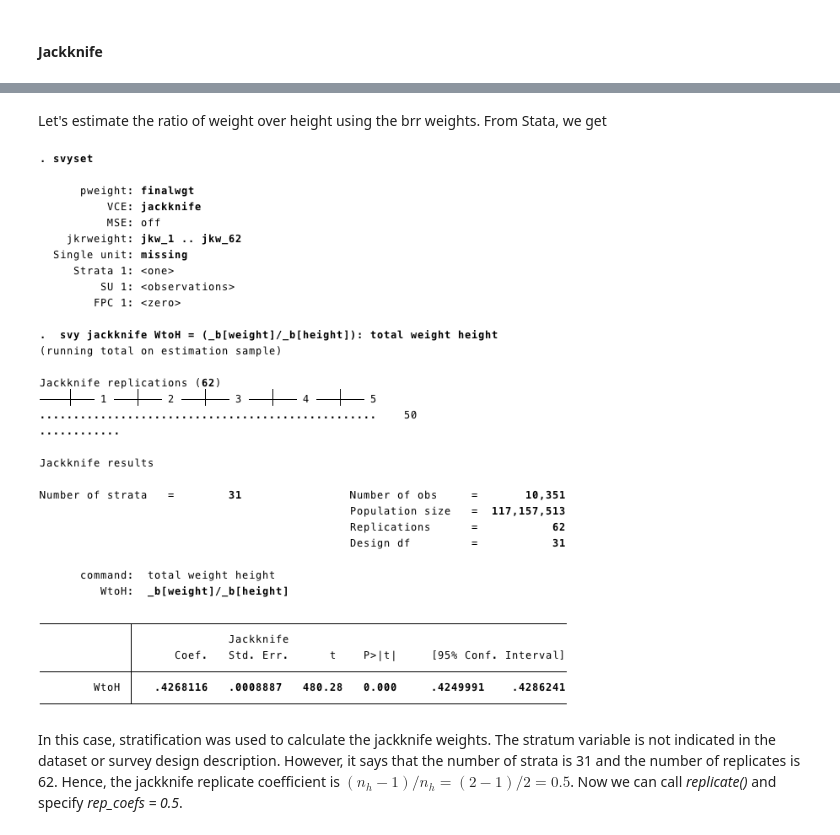
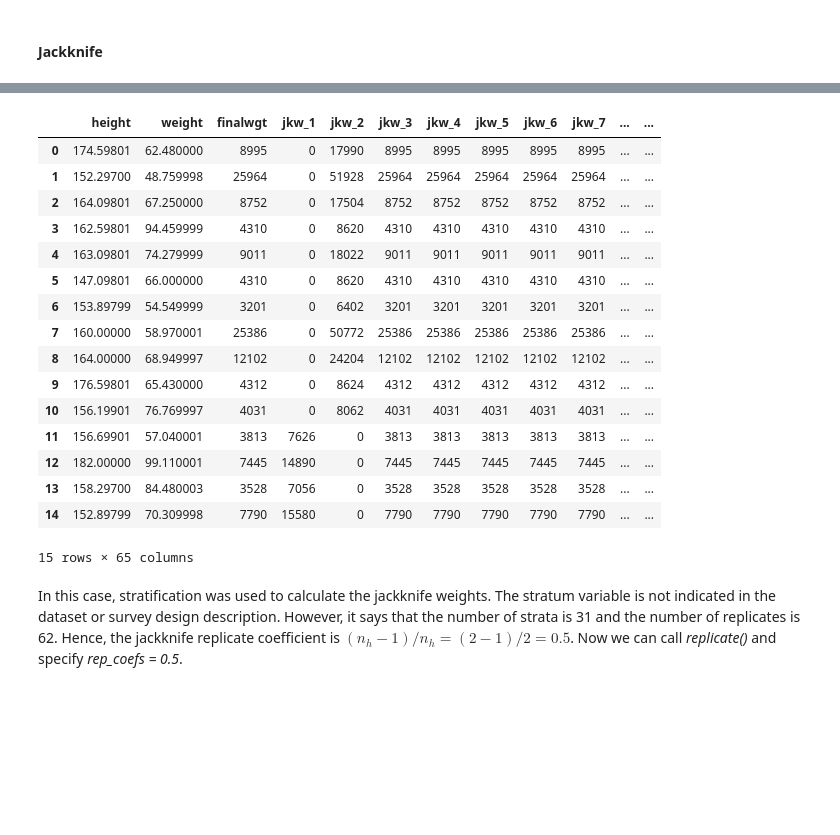
Before and after one commit to samplics-org/samplics, a Jupyter notebook: docs/source/tutorial/estimation.ipynb, the cells around one changed output, grey strips where cells are left out. Saved outputs shown, nothing was run; the diff lists cells and outputs as text; code cells hidden in the pictures; blank space fills up the shorter version.

```diff
--- a/docs/source/tutorial/estimation.ipynb
+++ b/docs/source/tutorial/estimation.ipynb
@@ -213,10 +214,28 @@ nhanes2jknife.describe()
-# %% [markdown]
-
-Let's estimate the ratio of weight over height using the brr weights. From Stata, we get
-# %%
-Image(filename="ratio_weight_height_jknife.png")
-# %% [output]
-[figure, removed]
+# %%
+# Load NMIHS sample data
+nhanes2jk_cls = Nhanes2jk()
+nhanes2jk_cls.load_data()
+nhanes2jk = nhanes2jk_cls.data
+
+nhanes2jk.head(15)
+# %% [output]
+|  | height | weight | finalwgt | jkw_1 | jkw_2 | jkw_3 | jkw_4 | jkw_5 | jkw_6 | jkw_7 | ... | ... |
+| 0 | 174.59801 | 62.480000 | 8995 | 0 | 17990 | 8995 | 8995 | 8995 | 8995 | 8995 | ... | ... |
+| 1 | 152.29700 | 48.759998 | 25964 | 0 | 51928 | 25964 | 25964 | 25964 | 25964 | 25964 | ... | ... |
+| 2 | 164.09801 | 67.250000 | 8752 | 0 | 17504 | 8752 | 8752 | 8752 | 8752 | 8752 | ... | ... |
+| 3 | 162.59801 | 94.459999 | 4310 | 0 | 8620 | 4310 | 4310 | 4310 | 4310 | 4310 | ... | ... |
+| 4 | 163.09801 | 74.279999 | 9011 | 0 | 18022 | 9011 | 9011 | 9011 | 9011 | 9011 | ... | ... |
+| 5 | 147.09801 | 66.000000 | 4310 | 0 | 8620 | 4310 | 4310 | 4310 | 4310 | 4310 | ... | ... |
+| 6 | 153.89799 | 54.549999 | 3201 | 0 | 6402 | 3201 | 3201 | 3201 | 3201 | 3201 | ... | ... |
+| 7 | 160.00000 | 58.970001 | 25386 | 0 | 50772 | 25386 | 25386 | 25386 | 25386 | 25386 | ... | ... |
+| 8 | 164.00000 | 68.949997 | 12102 | 0 | 24204 | 12102 | 12102 | 12102 | 12102 | 12102 | ... | ... |
+| 9 | 176.59801 | 65.430000 | 4312 | 0 | 8624 | 4312 | 4312 | 4312 | 4312 | 4312 | ... | ... |
+| 10 | 156.19901 | 76.769997 | 4031 | 0 | 8062 | 4031 | 4031 | 4031 | 4031 | 4031 | ... | ... |
+| 11 | 156.69901 | 57.040001 | 3813 | 7626 | 0 | 3813 | 3813 | 3813 | 3813 | 3813 | ... | ... |
+| 12 | 182.00000 | 99.110001 | 7445 | 14890 | 0 | 7445 | 7445 | 7445 | 7445 | 7445 | ... | ... |
+| 13 | 158.29700 | 84.480003 | 3528 | 7056 | 0 | 3528 | 3528 | 3528 | 3528 | 3528 | ... | ... |
+| 14 | 152.89799 | 70.309998 | 7790 | 15580 | 0 | 7790 | 7790 | 7790 | 7790 | 7790 | ... | ... |
+15 rows × 65 columns
 # %% [markdown]
 In this case, stratification was used to calculate the jackknife weights. The stratum variable is not indicated in the dataset or survey design description. However, it says that the number of strata is 31 and the number of replicates is 62. Hence, the jackknife replicate coefficient is $(n_h - 1) / n_h = (2-1) / 2 = 0.5$. Now we can call *replicate()* and specify *rep_coefs = 0.5*.
 # %%
```
Also changed, not shown: parts of 17 cells of this notebook, 15 other files.
